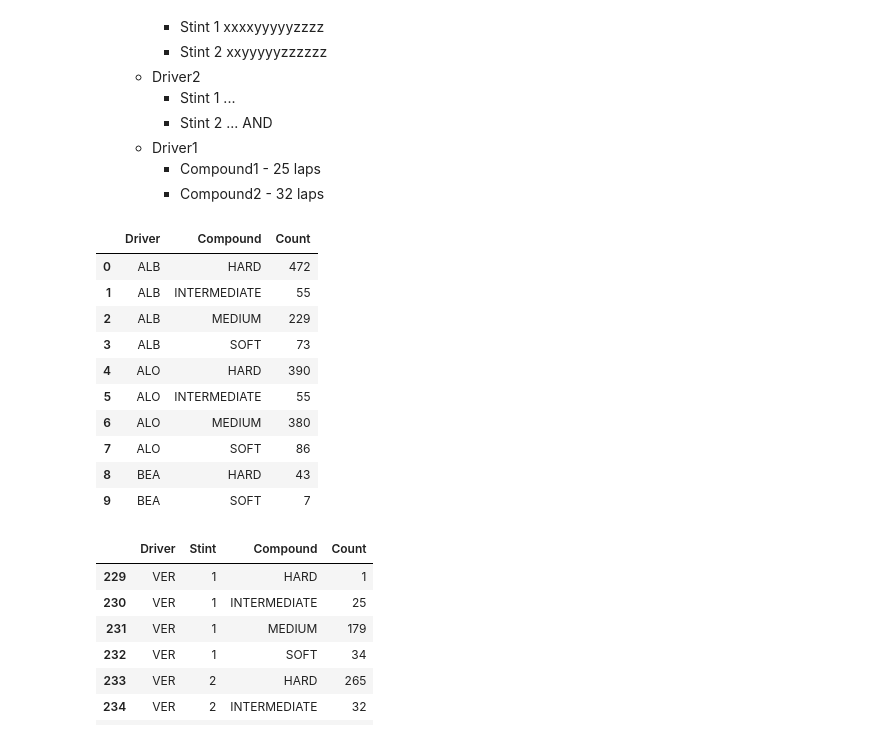
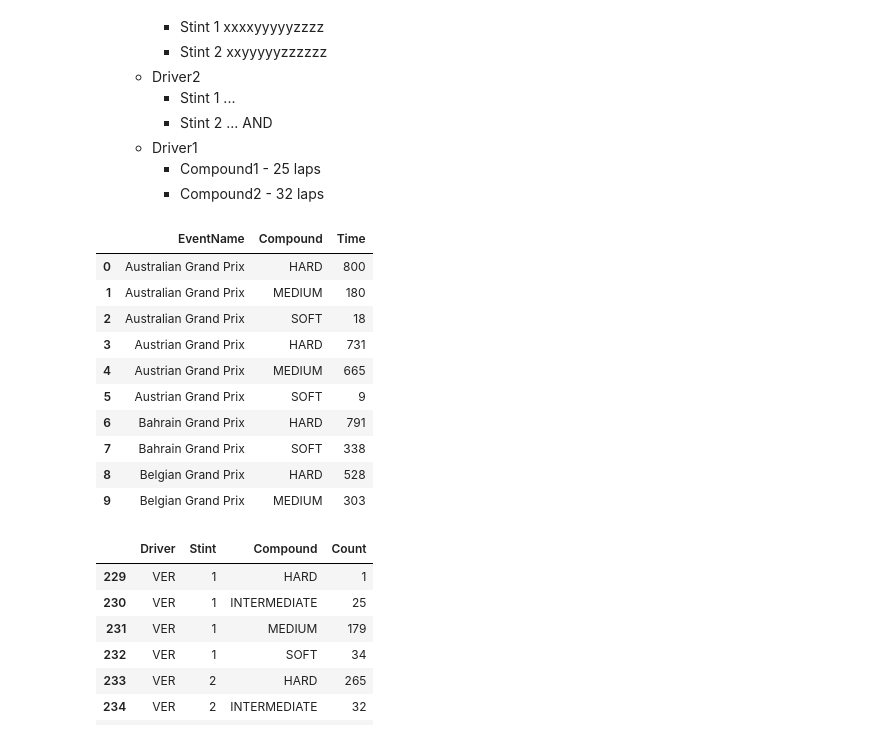
Before and after one commit to MyNameIsCalvinDavis/Data-Science, a Jupyter notebook: F1/F1.ipynb, the cells around one changed output. Drawn from its saved outputs; the diff is of its cells as text; code cells hidden in the pictures.

```diff
--- a/F1/F1.ipynb
+++ b/F1/F1.ipynb
@@ -426,20 +426,20 @@ Analyze the number of laps completed by each driver on each tire compound during
 # %%
 # Driver compound usage count
 laps = laps_raw[["Time", "EventName", "Driver", "Team", "LapNumber", "Stint", "Compound"]]
-lapsg = laps.groupby(["Driver", "Compound"]).count().reset_index()
-lapsg.head(10).rename(columns={"Time":"Count"})[["Driver", "Compound", "Count"]]
+lapsg = laps.groupby(["EventName", "Compound"]).count().reset_index()[["EventName", "Compound", "Time"]]
+lapsg.head(10)#.rename(columns={"Time":"Count"})[["Driver", "Compound", "Count"]]
 # %% [output]
-|  | Driver | Compound | Count |
-| 0 | ALB | HARD | 472 |
-| 1 | ALB | INTERMEDIATE | 55 |
-| 2 | ALB | MEDIUM | 229 |
-| 3 | ALB | SOFT | 73 |
-| 4 | ALO | HARD | 390 |
-| 5 | ALO | INTERMEDIATE | 55 |
-| 6 | ALO | MEDIUM | 380 |
-| 7 | ALO | SOFT | 86 |
-| 8 | BEA | HARD | 43 |
-| 9 | BEA | SOFT | 7 |
+|  | EventName | Compound | Time |
+| 0 | Australian Grand Prix | HARD | 800 |
+| 1 | Australian Grand Prix | MEDIUM | 180 |
+| 2 | Australian Grand Prix | SOFT | 18 |
+| 3 | Austrian Grand Prix | HARD | 731 |
+| 4 | Austrian Grand Prix | MEDIUM | 665 |
+| 5 | Austrian Grand Prix | SOFT | 9 |
+| 6 | Bahrain Grand Prix | HARD | 791 |
+| 7 | Bahrain Grand Prix | SOFT | 338 |
+| 8 | Belgian Grand Prix | HARD | 528 |
+| 9 | Belgian Grand Prix | MEDIUM | 303 |
 # %%
 # Driver total compound usage on each stint
 # Number of laps in a stint broken down by compound usage
```
Also changed, not shown: parts of 1 cell of this notebook.
